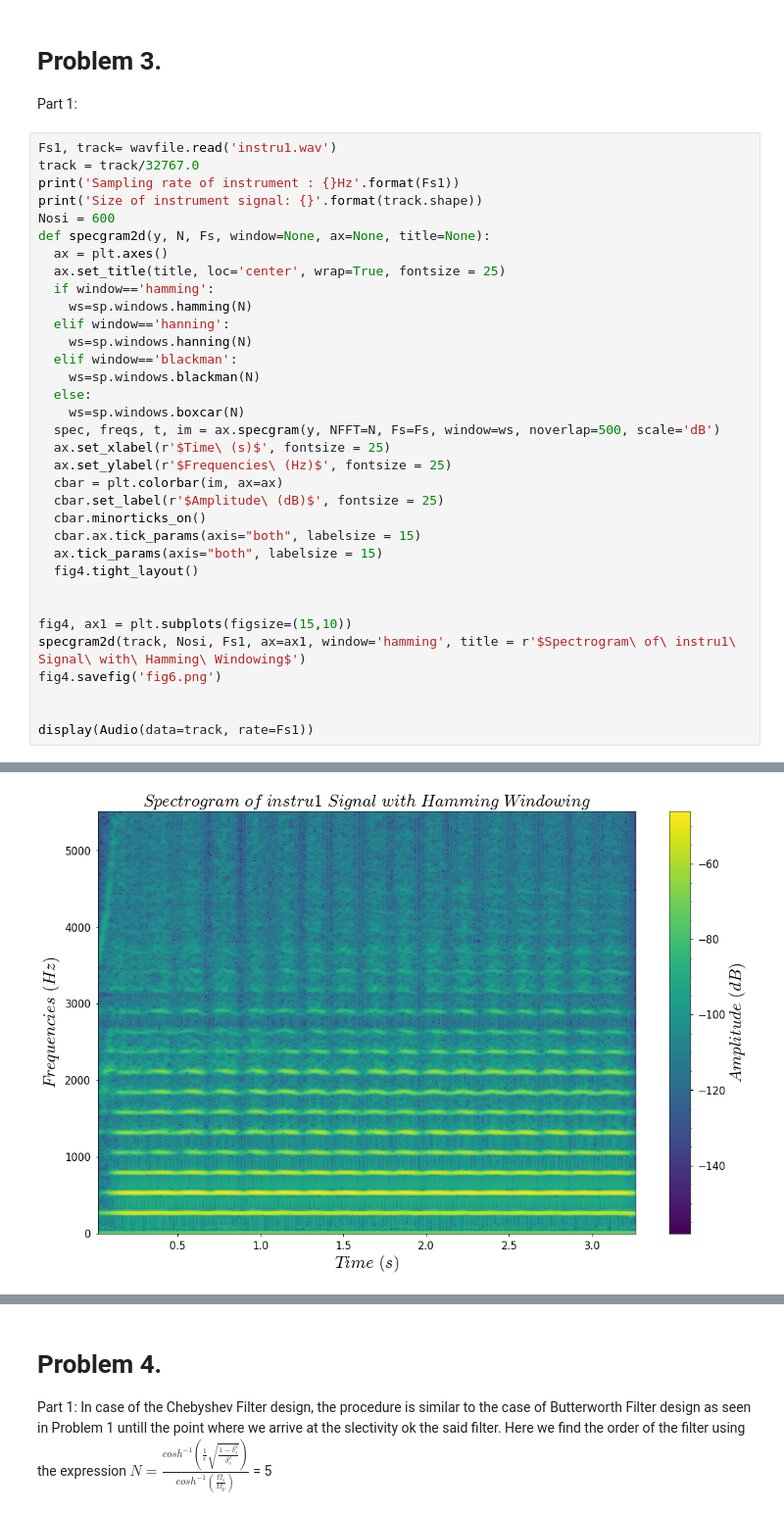
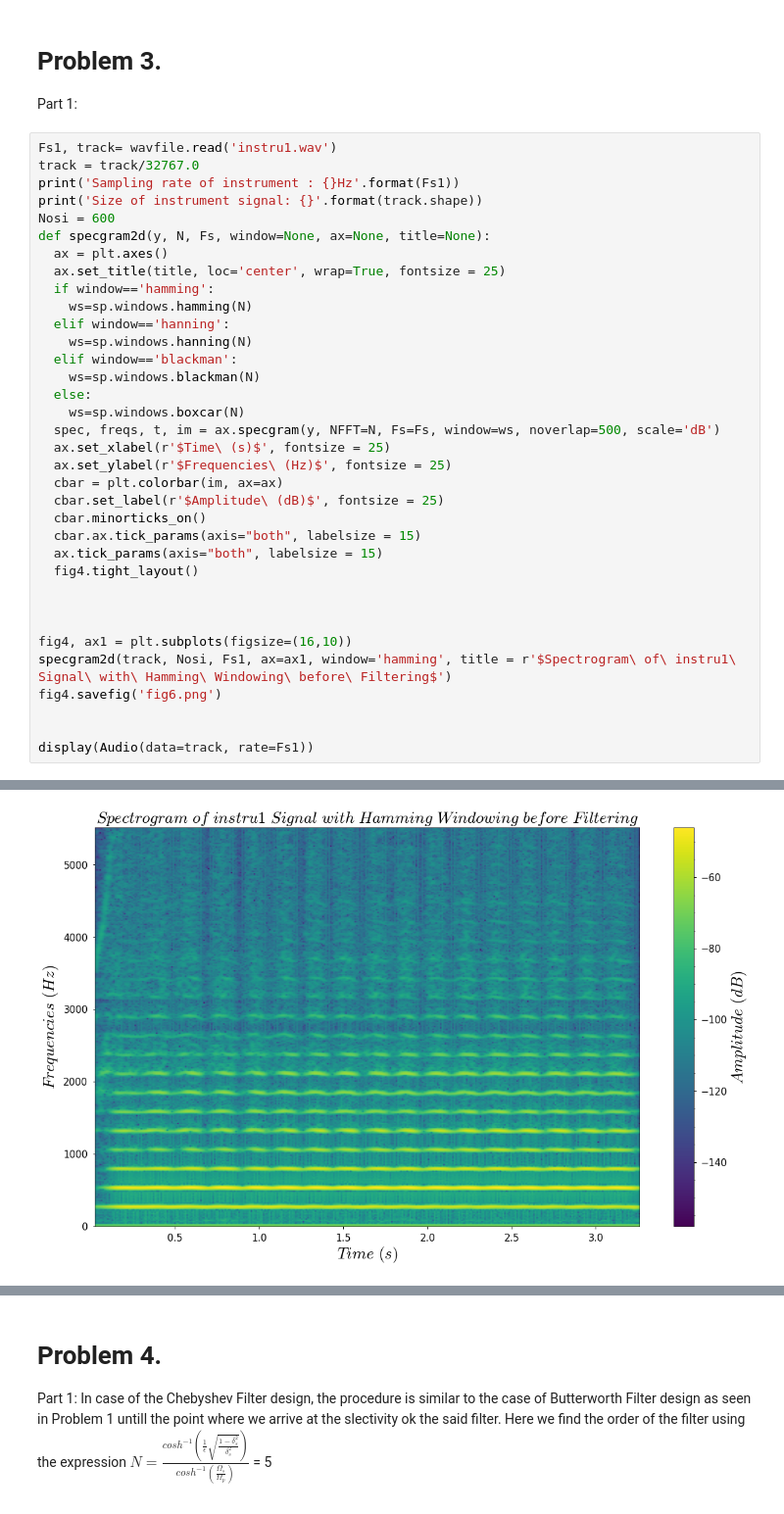
Before and after one commit to Harsha1569/DSP_Lab, a Jupyter notebook: Experiment_6/Experiment_6.ipynb, the cells around one changed output, grey strips where cells are left out. Shown at 98% size. Saved outputs shown, nothing was run; the diff lists cells and outputs as text.

```diff
--- a/Experiment_6/Experiment_6.ipynb
+++ b/Experiment_6/Experiment_6.ipynb
@@ -231,33 +230,34 @@ Nosi = 600
 def specgram2d(y, N, Fs, window=None, ax=None, title=None):
   ax = plt.axes()
   ax.set_title(title, loc='center', wrap=True, fontsize = 25)
   if window=='hamming':
     ws=sp.windows.hamming(N)
   elif window=='hanning':
     ws=sp.windows.hanning(N)
   elif window=='blackman':
     ws=sp.windows.blackman(N)
   else:
     ws=sp.windows.boxcar(N)
   spec, freqs, t, im = ax.specgram(y, NFFT=N, Fs=Fs, window=ws, noverlap=500, scale='dB')
   ax.set_xlabel(r'$Time\ (s)$', fontsize = 25)
   ax.set_ylabel(r'$Frequencies\ (Hz)$', fontsize = 25)
   cbar = plt.colorbar(im, ax=ax)
   cbar.set_label(r'$Amplitude\ (dB)$', fontsize = 25)
   cbar.minorticks_on()
   cbar.ax.tick_params(axis="both", labelsize = 15)
   ax.tick_params(axis="both", labelsize = 15)
   fig4.tight_layout()
 
 
-fig4, ax1 = plt.subplots(figsize=(15,10))
-specgram2d(track, Nosi, Fs1, ax=ax1, window='hamming', title = r'$Spectrogram\ of\ instru1\ Signal\ with\ Hamming\ Windowing$')
+
+fig4, ax1 = plt.subplots(figsize=(16,10))
+specgram2d(track, Nosi, Fs1, ax=ax1, window='hamming', title = r'$Spectrogram\ of\ instru1\ Signal\ with\ Hamming\ Windowing\ before\ Filtering$')
 fig4.savefig('fig6.png')
 
 
 display(Audio(data=track, rate=Fs1))
 # %% [output]
 Sampling rate of instrument : 11025Hz
 Size of instrument signal: (36250,)
 [interactive output not drawn]
-[figure, old version]
+[figure, new version]
```
Also changed, not shown: parts of 11 cells of this notebook.
